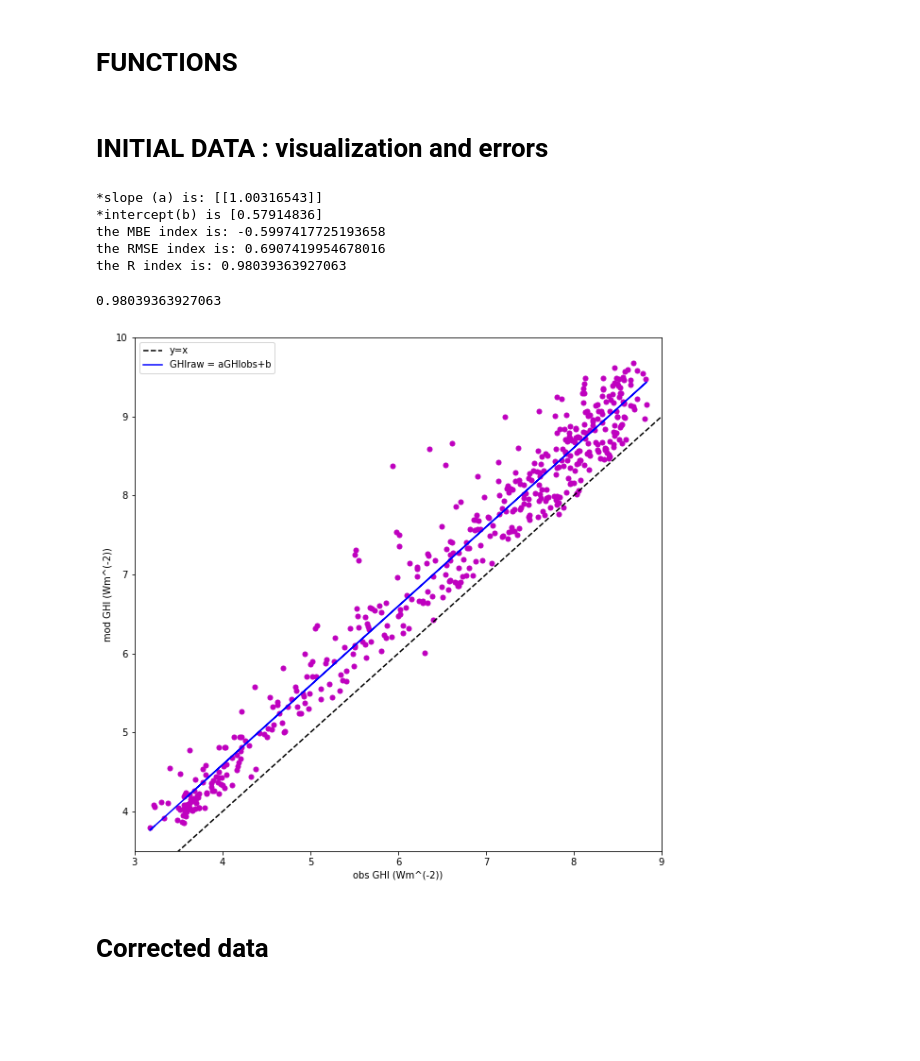
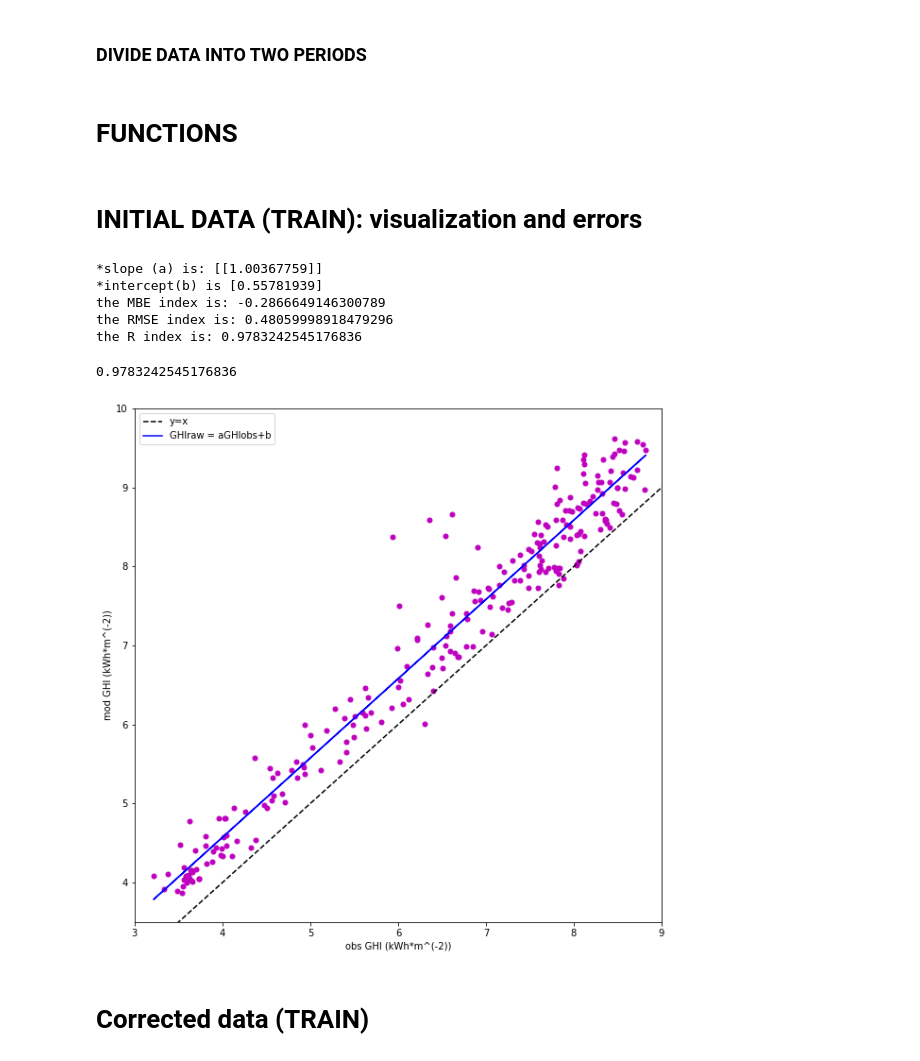
Before and after one commit to nadezsha/atmospheric-physics, a Jupyter notebook: GHI.ipynb, the cells around one changed output. Saved outputs shown, nothing was run; the diff lists cells and outputs as text; code cells hidden in the pictures; blank space fills up the shorter version.

```diff
--- a/GHI.ipynb
+++ b/GHI.ipynb
@@ -7,9 +7,9 @@ from sklearn.linear_model import LinearRegression
 
 
 #import data to a pandas dataframe
-data = pd.read_csv(r'C:\Users\nadia\OneDrive\Desktop\Ergasia3_site_adaptation\11_Tataouine_COMP_COR_2011_2012.txt')
+data = pd.read_csv(r'C:\Users\nadia\OneDrive\Desktop\uni\semester8\AtmosphericPhysics2\projects\Ergasia3_site_adaptation\11_Tataouine_COMP_COR_2011_2012.txt')
 
-data.head(10)
+data
 # %% [output]
 |  | date | decimal_year | Julian_Day | Year | GHIraw | GHIobs |
 | 0 | 2011-01-01 | 2011.000000 | 1 | 2011 | 4.078908 | 3.5793 |
@@ -25,3 +27,8 @@ data.head(10)
+# %% [markdown]
+### DIVIDE DATA INTO TWO PERIODS
+# %%
+train = data[data['Year'].eq(2011)]
+test = data[data['Year'].eq(2012)]
 # %% [markdown]
 # FUNCTIONS
 # %%
@@ -31,8 +38,8 @@ def scatter(raw,obs,z):
     plt.figure(figsize=(10,10))
     plt.plot(obs,raw,"o",color=z,markersize=5)
     plt.plot([3,10],[3,10],color='black', markersize=0.05, linestyle='--', label = "y=x")
-    plt.xlabel("obs GHI (Wm^(-2))")
-    plt.ylabel("mod GHI (Wm^(-2))")
+    plt.xlabel("obs GHI (kWh*m^(-2))")
+    plt.ylabel("mod GHI (kWh*m^(-2))")
     plt.ylim(bottom=min(raw), top=max(raw))
     plt.xlim(left=min(obs), right=max(obs))
 
@@ -85,19 +115,19 @@ def R(raw, obs):
 # %% [markdown]
-# INITIAL DATA : visualization and errors
+# INITIAL DATA (TRAIN): visualization and errors
 # %%
-p1,p11 = scatter(data['GHIraw'],data['GHIobs'],'m')
-MBE('initial',data['GHIraw'],data['GHIobs'])
-RMSE('initial2',data['GHIraw'],data['GHIobs'])
-R(data['GHIraw'],data['GHIobs'])
+p1,p11 = scatter(train['GHIraw'],train['GHIobs'],'m')
+MBE('initial',train['GHIraw'],train['GHIobs'])
+RMSE('initial2',train['GHIraw'],train['GHIobs'])
+R(train['GHIraw'],train['GHIobs'])
 # %% [output]
-*slope (a) is: [[1.00316543]]
-*intercept(b) is [0.57914836]
-the MBE index is: -0.5997417725193658
-the RMSE index is: 0.6907419954678016
-the R index is: 0.98039363927063
+*slope (a) is: [[1.00367759]]
+*intercept(b) is [0.55781939]
+the MBE index is: -0.2866649146300789
+the RMSE index is: 0.48059998918479296
+the R index is: 0.9783242545176836
-0.98039363927063
+0.9783242545176836
-[figure, old version]
+[figure, new version]
 # %% [markdown]
-# Corrected data
+# Corrected data (TRAIN)
 # %%
 #correcting the satellite data
```
Also changed, not shown: parts of 9 cells of this notebook.
